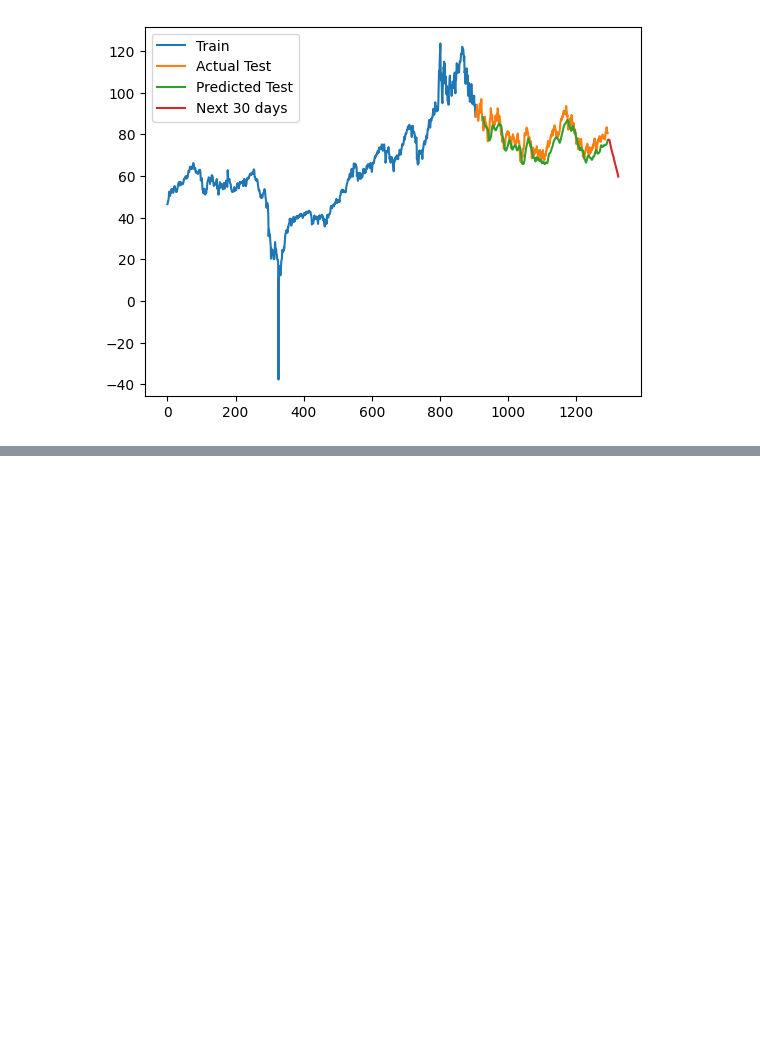
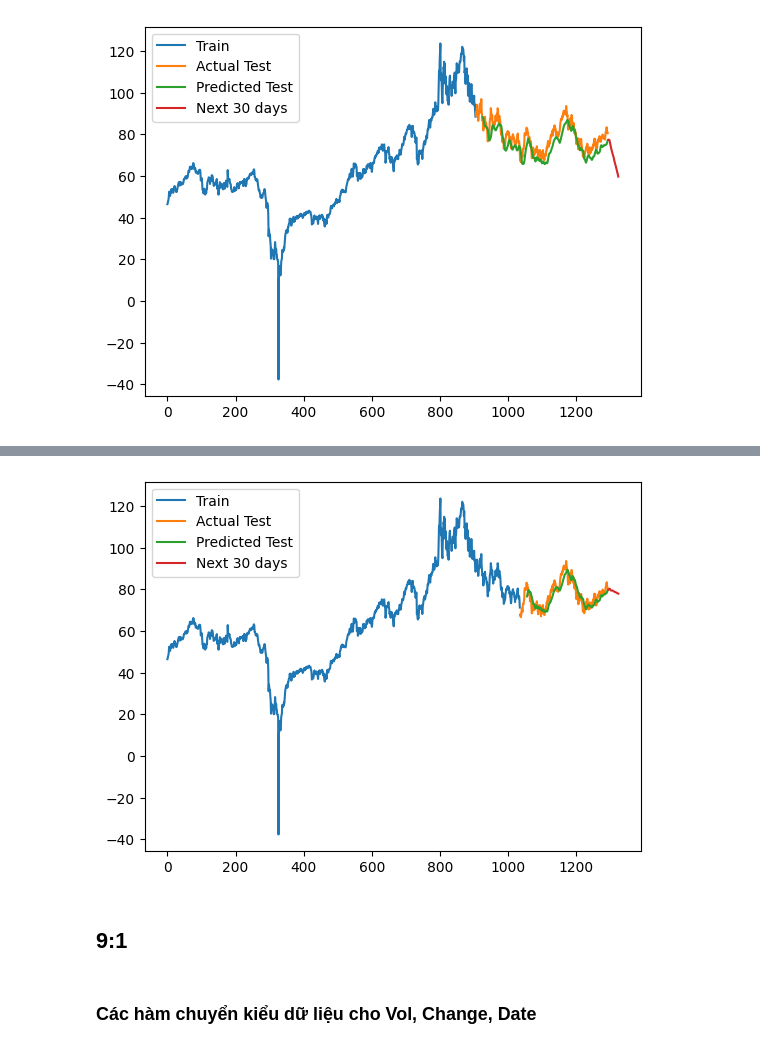
Before and after one commit to thanhhanggg/IS403_O21_9, a Jupyter notebook: model/FCN.ipynb, the cells around one changed output, grey strips where cells are left out. Cells and saved outputs as stored; diff of their text form; code cells hidden in the pictures; blank space fills up the shorter version.

Commit message:
Init (FCN) : 7:3, 8:2, 9:1 For 3 dataset

```diff
--- a/model/FCN.ipynb
+++ b/model/FCN.ipynb
@@ -250,0 +252,2 @@ plt.show()
+# %%
+df= pd.read_csv('../dataset/Crude Oil.csv')
@@ -250,0 +387,6 @@ plt.show()
+# %%
+# Dự báo
+test_predict = model.predict(X_test)
+
+test_predict = scaler.inverse_transform(test_predict)
+Y_test = scaler.inverse_transform([Y_test])
@@ -250,0 +415,14 @@ plt.show()
+# %%
+# Dự báo giá trị 30 ngày trong tương lai
+last_20_days = price_scaled[-20:]
+next_30_days = []
+for i in range(30):
+    x = last_20_days[-look_back:].reshape(1, look_back, 1)
+    y_hat = model.predict(x)
+    next_30_days.append(y_hat)
+    last_20_days = np.append(last_20_days, y_hat, axis=0)
+
+next_30_days = np.array(next_30_days).reshape(-1, 1)
+next_30_days = scaler.inverse_transform(next_30_days)
+
+print(next_30_days)
@@ -250,0 +447,13 @@ plt.show()
+# %%
+test_predict_df = pd.DataFrame(test_predict)
+test_predict_index = range(len(train_data)+look_back, len(train_data)+look_back+len(test_predict))
+test_predict_df.index = test_predict_index
+
+
+next_30_days_df = pd.DataFrame(next_30_days)
+next_30_index = range(len(df), len(df)+len(next_30_days))
+next_30_days_df.index = next_30_index
+
+train_data_df = df[:train_size][['Price']]
+test_data_df = df[train_size:train_size + test_size][['Price']]
+next_30_days_df
@@ -250,0 +478,12 @@ plt.show()
+# %%
+# Vẽ đồ thị các giá trị từ train tới validate và dự đoán 30 ngày sau
+plt.plot(train_data_df, label='Train')
+plt.plot(test_data_df, label='Actual Test')
+plt.plot(test_predict_df, label='Predicted Test')
+plt.plot(next_30_days_df, label='Next 30 days')
+plt.legend()
+plt.show()
+# %% [output]
+[figure, added]
+# %% [markdown]
+## 9:1
@@ -250,0 +494,2 @@ plt.show()
+# %% [markdown]
+### Các hàm chuyển kiểu dữ liệu cho Vol, Change, Date
```
Also changed, not shown: parts of 142 cells of this notebook.
